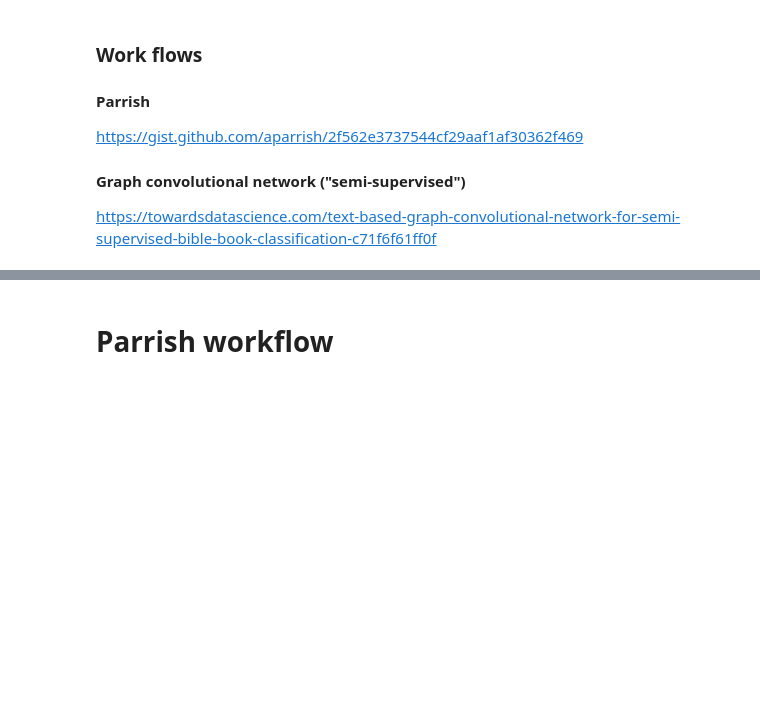
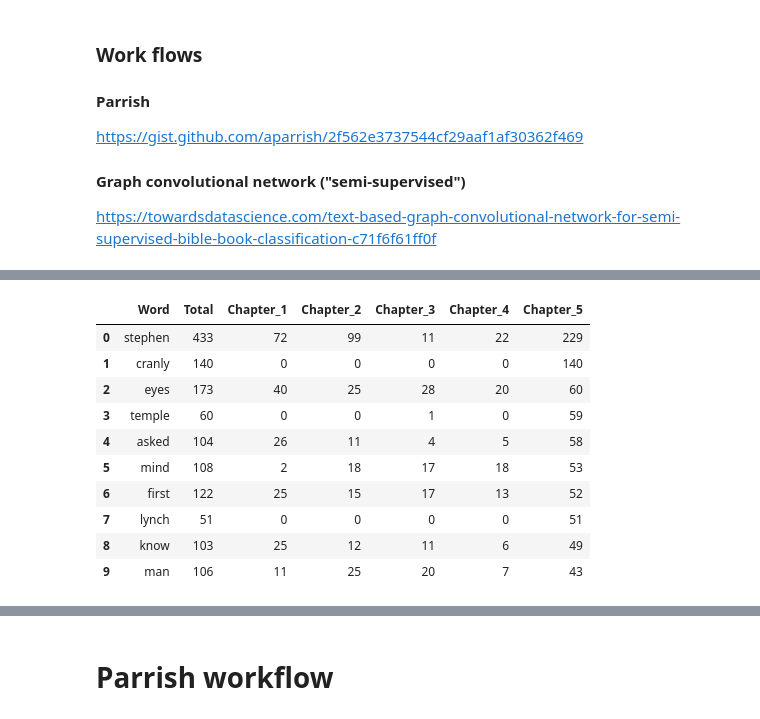
Before and after one commit to ssrosa/dsc-4-final-project-online-ds-pt-100118, a Jupyter notebook: student.ipynb, the cells around one changed output, grey strips where cells are left out. Saved outputs shown, nothing was run; the diff lists cells and outputs as text; code cells hidden in the pictures; blank space fills up the shorter version.

```diff
--- a/student.ipynb
+++ b/student.ipynb
@@ -106,0 +177,14 @@ freqdist1.most_common(200)
+# %%
+word_counts_ordered.head(10)
+# %% [output]
+|  | Word | Total | Chapter_1 | Chapter_2 | Chapter_3 | Chapter_4 | Chapter_5 |
+| 0 | stephen | 433 | 72 | 99 | 11 | 22 | 229 |
+| 1 | cranly | 140 | 0 | 0 | 0 | 0 | 140 |
+| 2 | eyes | 173 | 40 | 25 | 28 | 20 | 60 |
+| 3 | temple | 60 | 0 | 0 | 1 | 0 | 59 |
+| 4 | asked | 104 | 26 | 11 | 4 | 5 | 58 |
+| 5 | mind | 108 | 2 | 18 | 17 | 18 | 53 |
+| 6 | first | 122 | 25 | 15 | 17 | 13 | 52 |
+| 7 | lynch | 51 | 0 | 0 | 0 | 0 | 51 |
+| 8 | know | 103 | 25 | 12 | 11 | 6 | 49 |
+| 9 | man | 106 | 11 | 25 | 20 | 7 | 43 |
```
Also changed, not shown: parts of 23 cells of this notebook, 5 other files.
